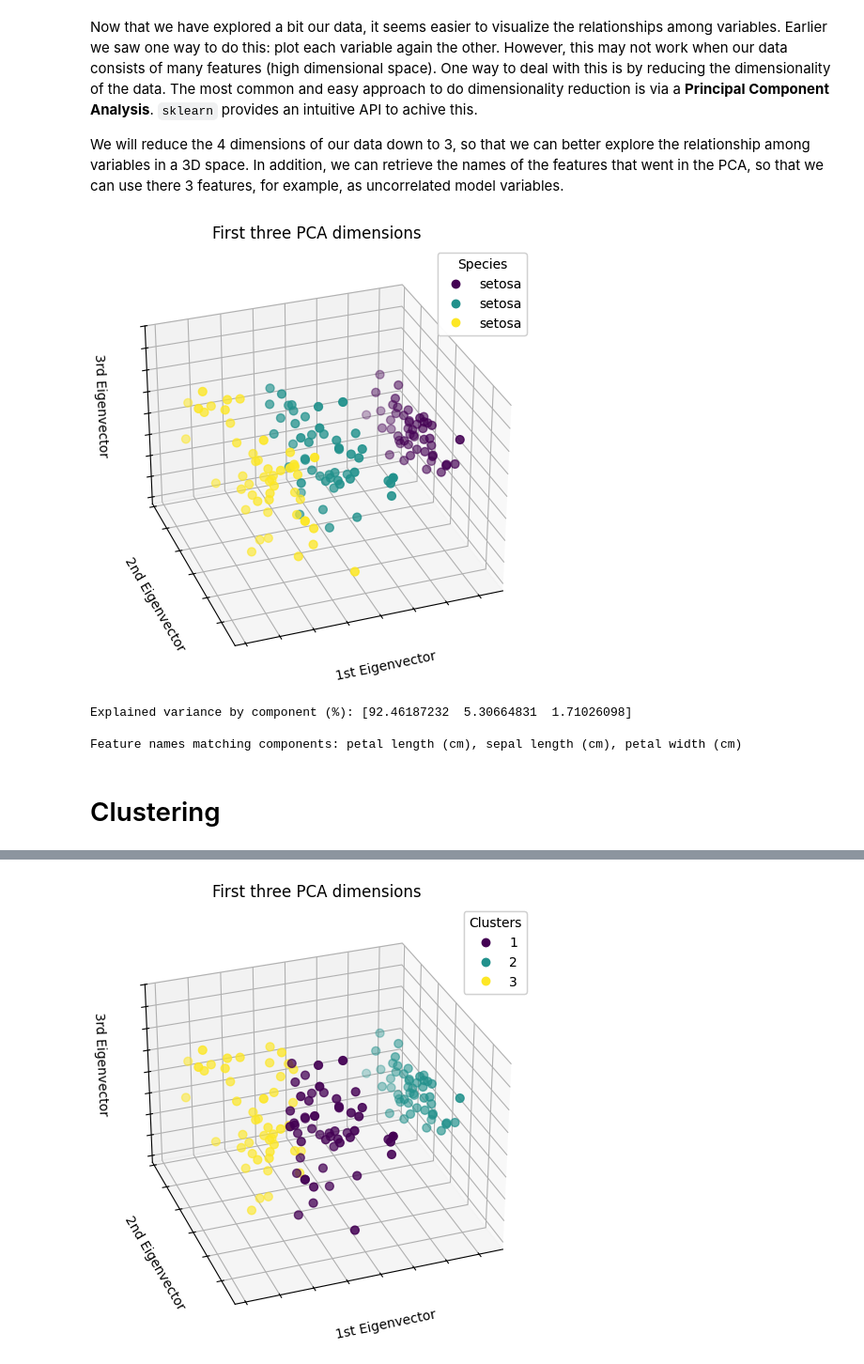
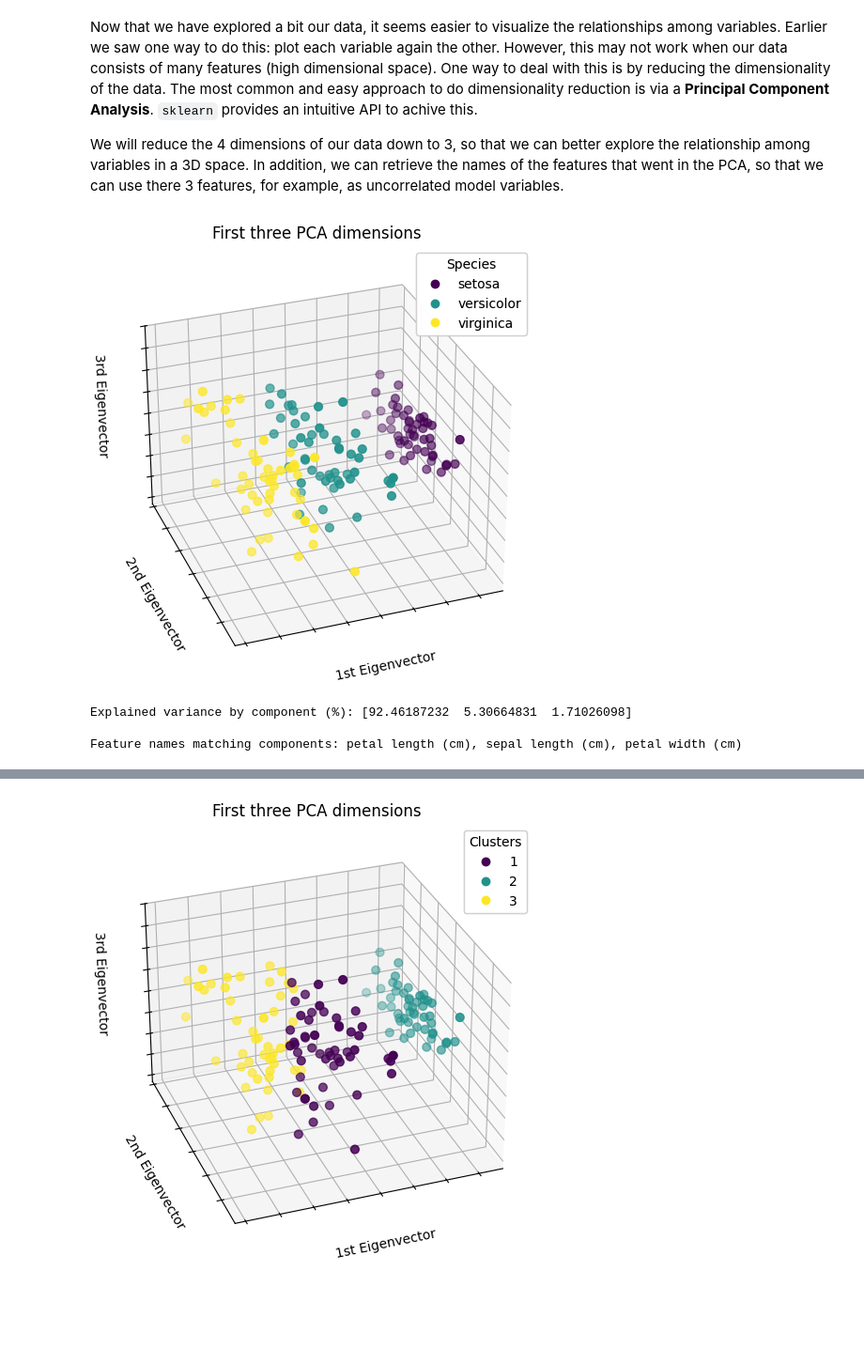
Before and after one commit to gingerlolipop/EDI-HPC, a Jupyter notebook: src/unsupervised_learning.ipynb, the cells around one changed output, grey strips where cells are left out. Shown at 94% size. Cells and saved outputs as stored; diff of their text form; code cells hidden in the pictures; blank space fills up the shorter version.

```diff
--- a/src/test.ipynb
+++ b/src/unsupervised_learning.ipynb
@@ -135,38 +130,36 @@ def plot_me(data, **kwargs):
 
     # add legend
     legend1 = ax.legend(
         scatter.legend_elements()[0],
-        kwargs.get("legend"),
+        np.unique(kwargs.get("legend")),
         loc="upper right",
         title=kwargs.get("legend_title"),
     )
     ax.add_artist(legend1)
 
     plt.show()
 
 plot_args = {
     "colors": spp["colors"],
     "legend": spp["target"],
     "legend_title": "Species"
 }
 plot_me(iris_reduced, **plot_args)
 
 # explained variance
 print(f"\nExplained variance by component (%): {pca.explained_variance_ratio_ * 100}\n")
 
 # get components
 coords = pca.components_
 
 # get largest 3 values for first component, explaining ~92% of the variance
 ind = coords[0].argsort()[-3:][::-1]
 
 # corresponding colum names
 print(f"Feature names matching components: {', '.join([iris.columns[i] for i in ind])}")
 # %% [output]
-[figure, old version]
+[figure, new version]
 Explained variance by component (%): [92.46187232  5.30664831  1.71026098]
 
 Feature names matching components: petal length (cm), sepal length (cm), petal width (cm)
-# %% [markdown]
-# Clustering
 # %% [markdown]
```
Also changed, not shown: parts of 21 cells of this notebook, 1 other file.
